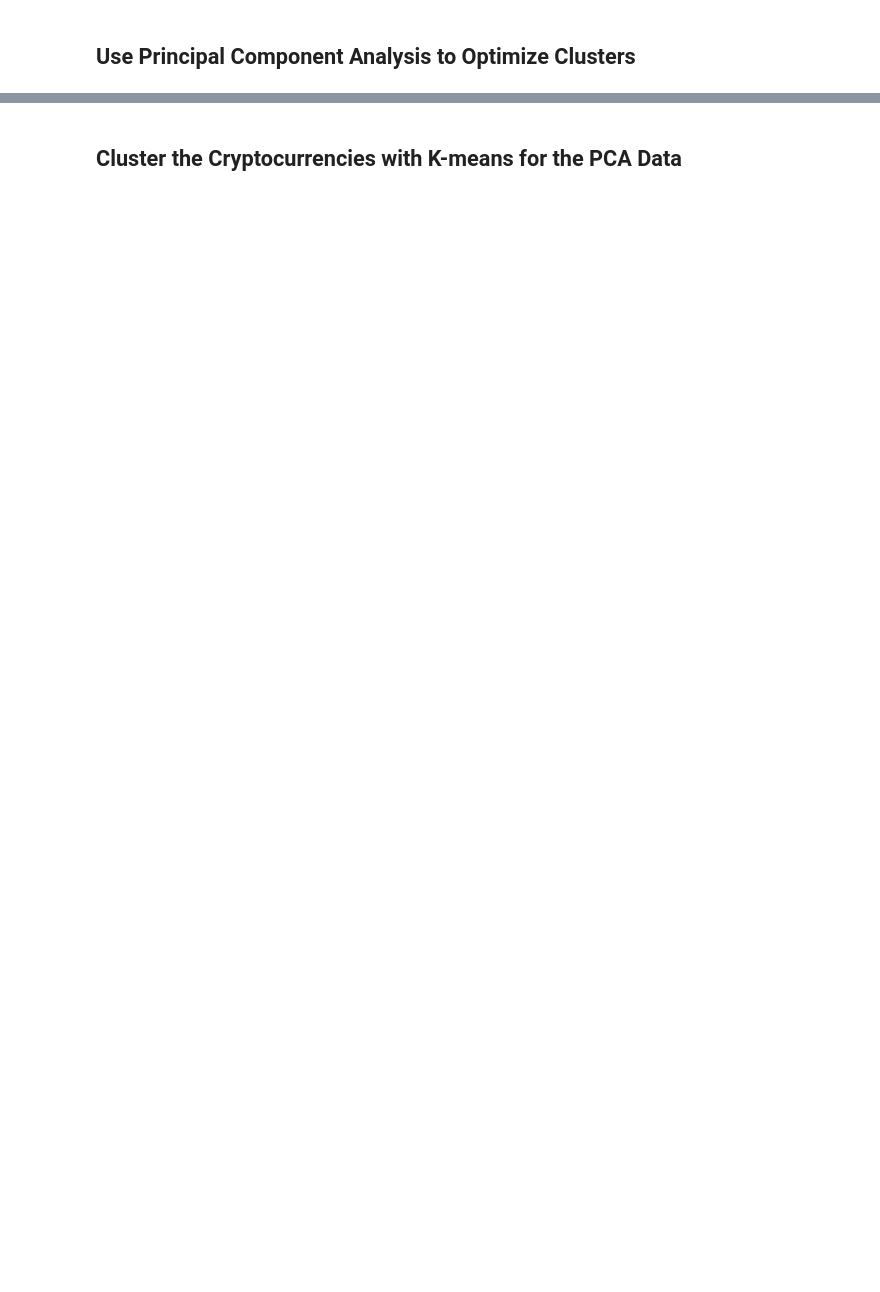
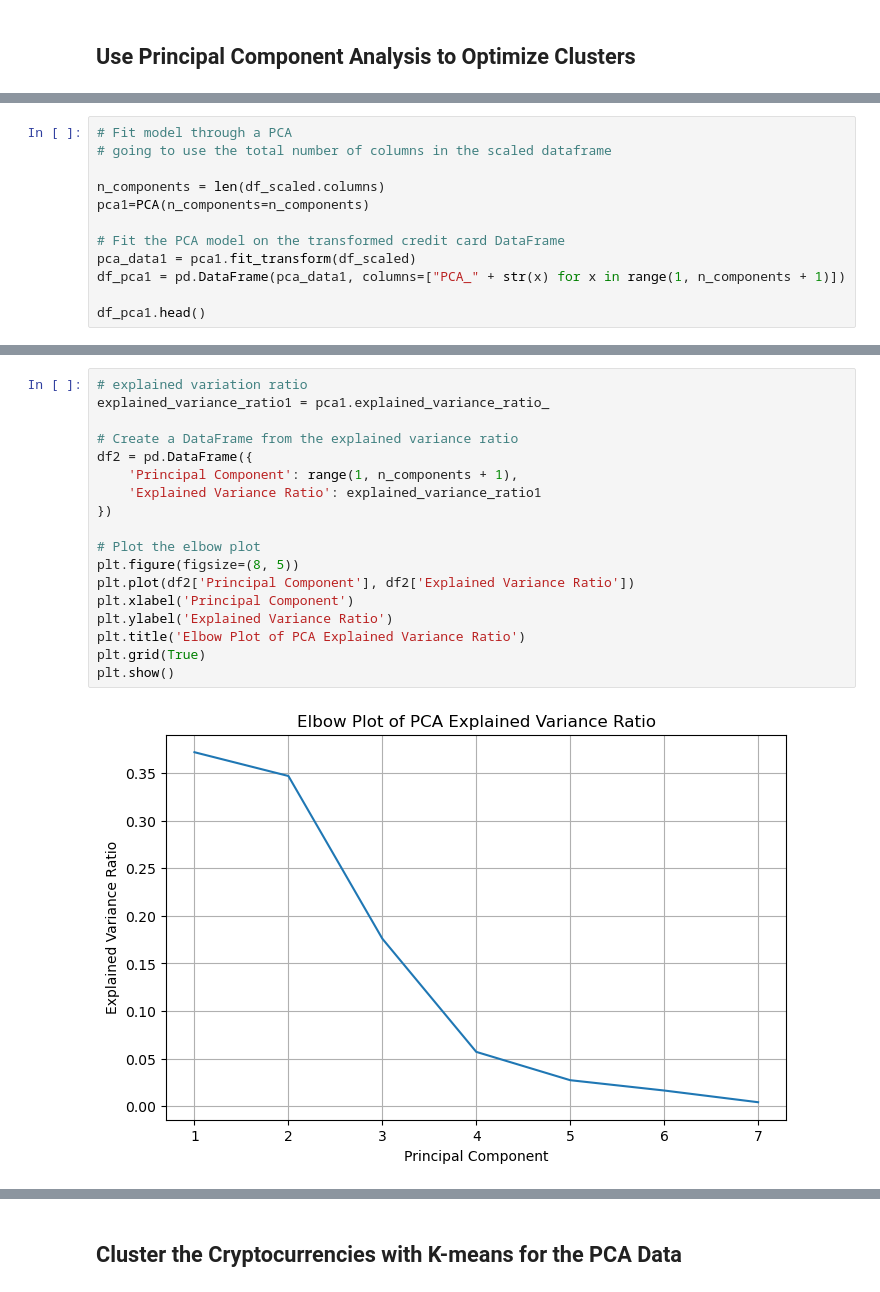
Before and after one commit to martabaker/ds_module_19_unsup_learning, a Jupyter notebook: Starter_Code/crypto_clustering_hw.ipynb, the cells around one changed output, grey strips where cells are left out. Cells and saved outputs as stored; diff of their text form; blank space fills up the shorter version.

```diff
--- a/Starter_Code/crypto_clustering_hw.ipynb
+++ b/Starter_Code/crypto_clustering_hw.ipynb
@@ -245,0 +256,12 @@ df_sub2.hvplot.scatter(
+# %%
+# Fit model through a PCA
+# going to use the total number of columns in the scaled dataframe
+
+n_components = len(df_scaled.columns)
+pca1=PCA(n_components=n_components)
+
+# Fit the PCA model on the transformed credit card DataFrame
+pca_data1 = pca1.fit_transform(df_scaled)
+df_pca1 = pd.DataFrame(pca_data1, columns=["PCA_" + str(x) for x in range(1, n_components + 1)])
+
+df_pca1.head()
@@ -245,0 +275,20 @@ df_sub2.hvplot.scatter(
+# %%
+# explained variation ratio
+explained_variance_ratio1 = pca1.explained_variance_ratio_
+
+# Create a DataFrame from the explained variance ratio
+df2 = pd.DataFrame({
+    'Principal Component': range(1, n_components + 1),
+    'Explained Variance Ratio': explained_variance_ratio1
+})
+
+# Plot the elbow plot
+plt.figure(figsize=(8, 5))
+plt.plot(df2['Principal Component'], df2['Explained Variance Ratio'])
+plt.xlabel('Principal Component')
+plt.ylabel('Explained Variance Ratio')
+plt.title('Elbow Plot of PCA Explained Variance Ratio')
+plt.grid(True)
+plt.show()
+# %% [output]
+[figure, added]
```
Also changed, not shown: parts of 22 cells of this notebook.
